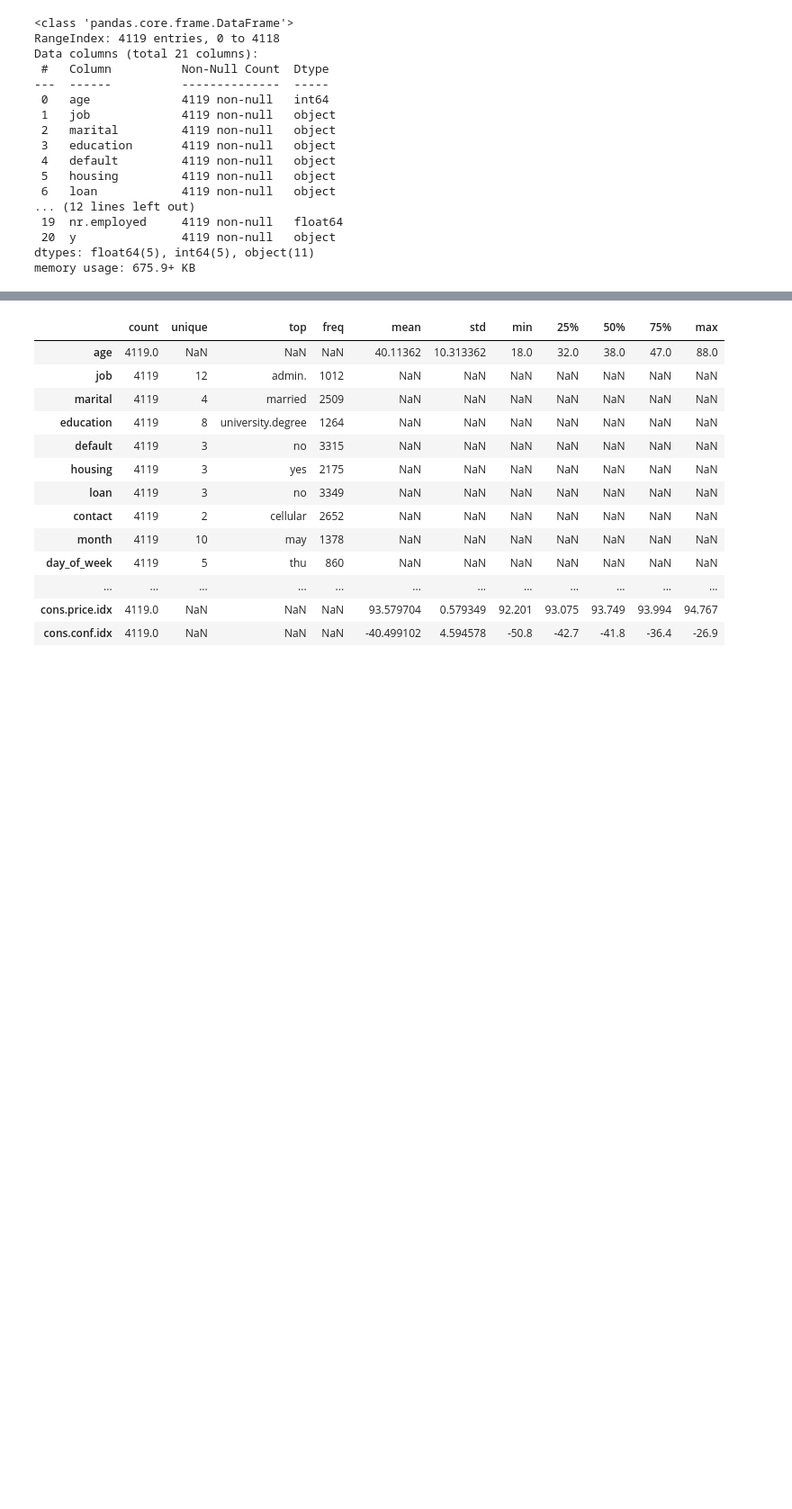
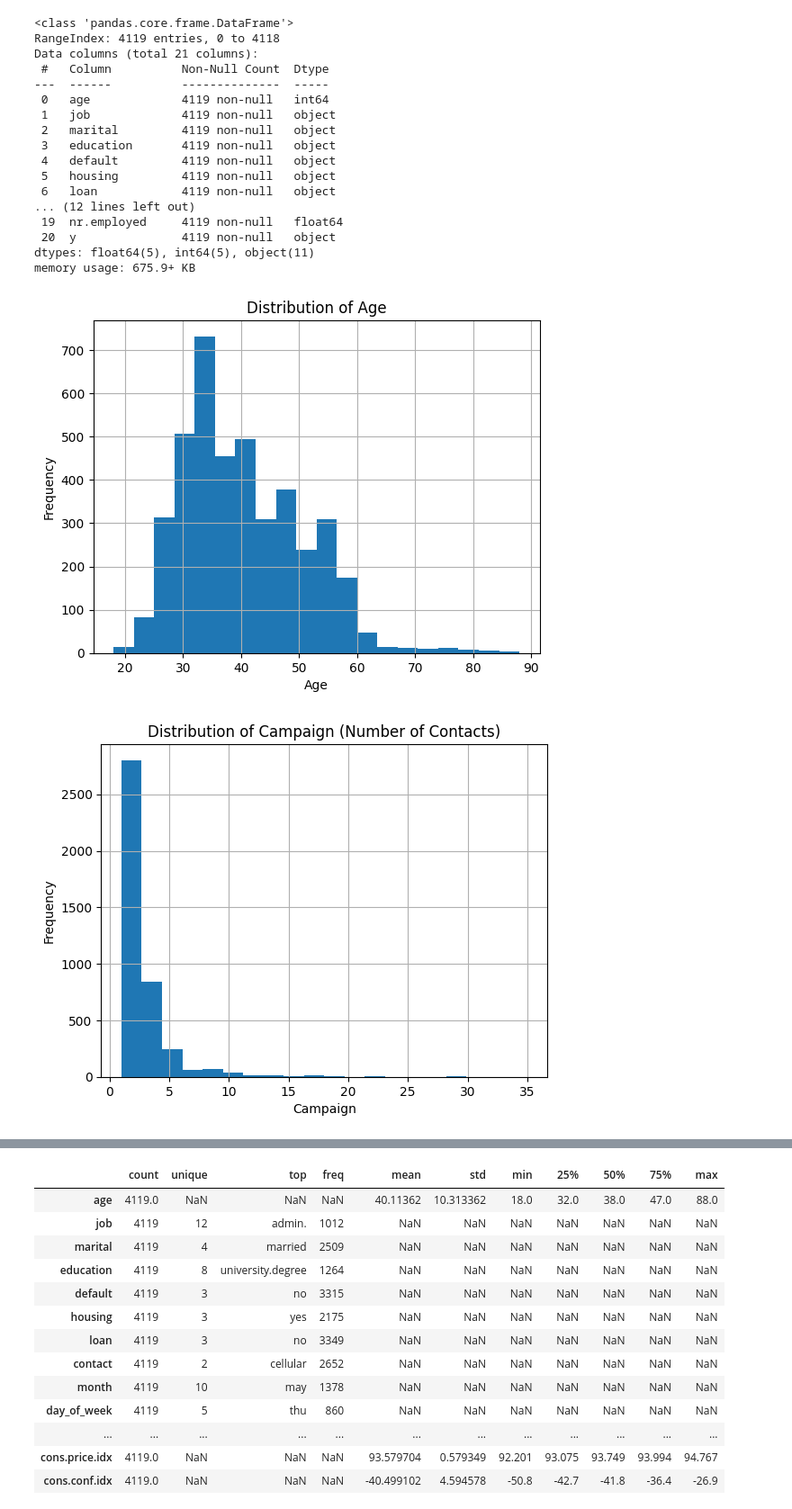
Before and after one commit to sbenayounieu2024-sketch/ML-fundamentals-2026, a Jupyter notebook: assignment_1_sacha_benayoun.ipynb, the cells around one changed output, grey strips where cells are left out. Shown at 90% size. Drawn from its saved outputs; the diff is of its cells as text; code cells hidden in the pictures; blank space fills up the shorter version.

```diff
--- a/assignment_1_sacha_benayoun.ipynb
+++ b/assignment_1_sacha_benayoun.ipynb
@@ -83,3 +86,24 @@ Data columns (total 21 columns):
  20  y               4119 non-null   object
 dtypes: float64(5), int64(5), object(11)
 memory usage: 675.9+ KB
+# %%
+import matplotlib.pyplot as plt
+
+# Histogram of age
+plt.figure()
+df["age"].hist(bins=20)
+plt.title("Distribution of Age")
+plt.xlabel("Age")
+plt.ylabel("Frequency")
+plt.show()
+
+# Histogram of campaign (number of contacts)
+plt.figure()
+df["campaign"].hist(bins=20)
+plt.title("Distribution of Campaign (Number of Contacts)")
+plt.xlabel("Campaign")
+plt.ylabel("Frequency")
+plt.show()
+# %% [output]
+[figure, added]
+[figure, added]
```
Also changed, not shown: parts of 4 cells of this notebook.
